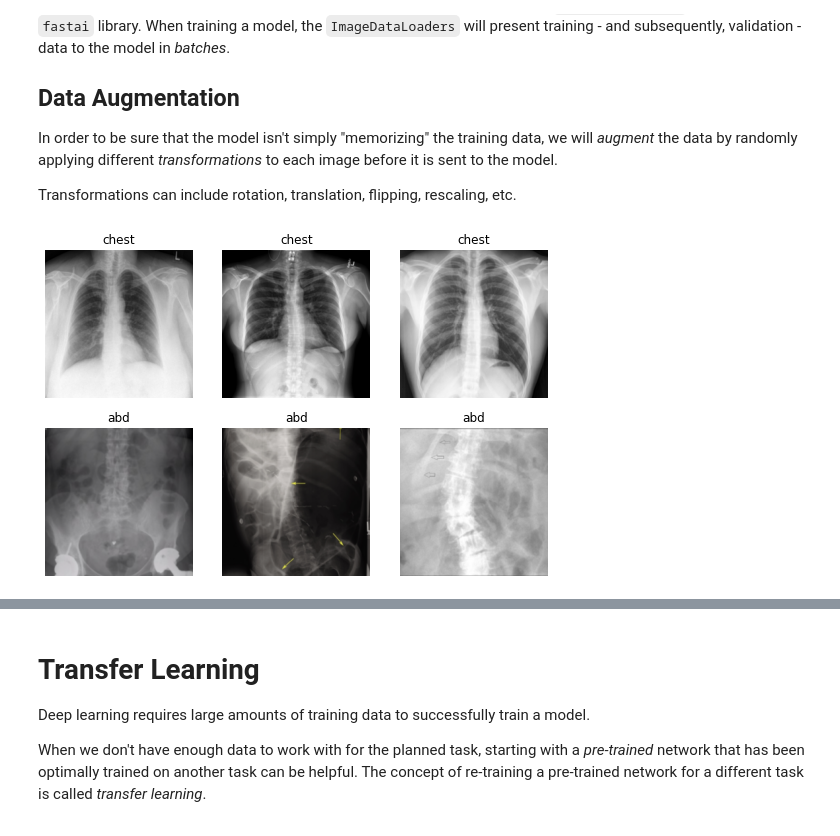
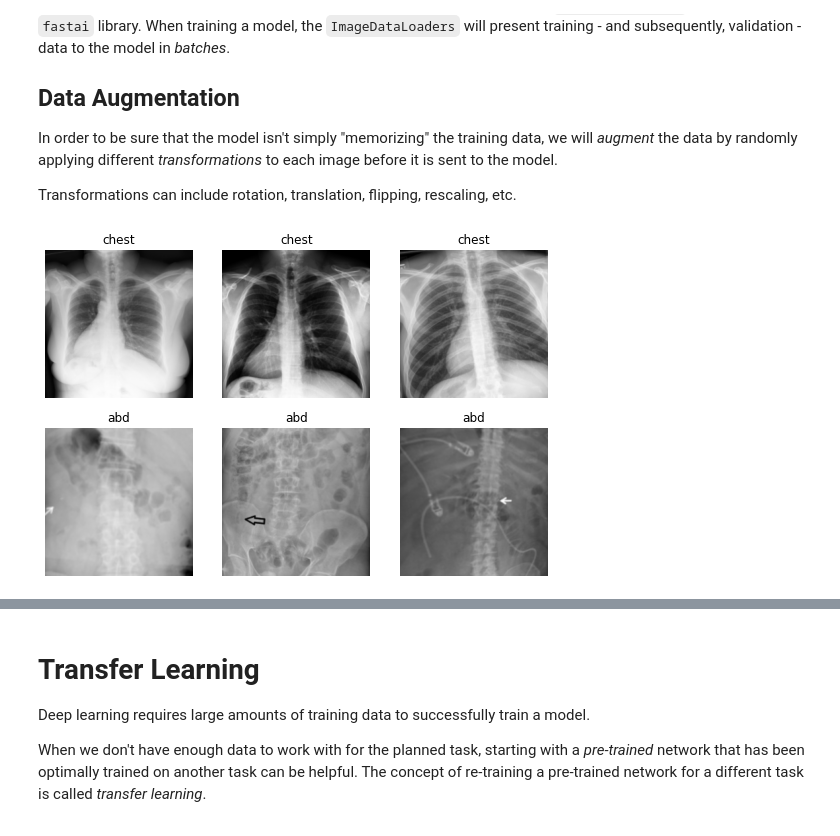
Before and after one commit to wfwiggins/RSNA-Image-AI-2020, a Jupyter notebook: RSNA20_Image_Classification.ipynb, the cells around one changed output, grey strips where cells are left out. Drawn from its saved outputs; the diff is of its cells as text; code cells hidden in the pictures.

```diff
--- a/RSNA20_Image_Classification.ipynb
+++ b/RSNA20_Image_Classification.ipynb
@@ -108,34 +108,34 @@ Transformations can include rotation, translation, flipping, rescaling, etc.
 # %%
 #@title Load the data into `ImageDataLoaders` with data augmentation
 
 #@markdown When you run this cell, a batch of data will be shown with or without augmentation transforms applied.
 
 #@markdown > 1. Run this cell once with the box next to `apply_transforms` unchecked to see a sample of the original images.
 #@markdown > 2. Next, run the cell a few more times after checking the box next to `apply_transforms` to see what happens to the images when the transforms are applied.
 
-apply_transforms = False #@param {type: 'boolean'}
+apply_transforms = True #@param {type: 'boolean'}
 
 if apply_transforms:
     flip = True
     max_rotate = 10.0
     max_warp = 0.2
     p_affine = 0.75
 else:
     flip = False
     max_rotate, max_warp, p_affine = 0, 0, 0
 
 tfms = aug_transforms(
     do_flip=flip,
     max_rotate=max_rotate,
     max_warp=max_warp,
     p_affine=p_affine,
     size=224,
     min_scale=0.75
 )
 dls = ImageDataLoaders.from_folder(path, valid='val', seed=42, item_tfms=Resize(460), batch_tfms=tfms, bs=16)
 dls.show_batch(max_n=6)
 # %% [output]
-[figure, old version]
+[figure, new version]
 # %%
 #@title Find the optimal learning rate
 
```
Also changed, not shown: parts of 4 cells of this notebook.
